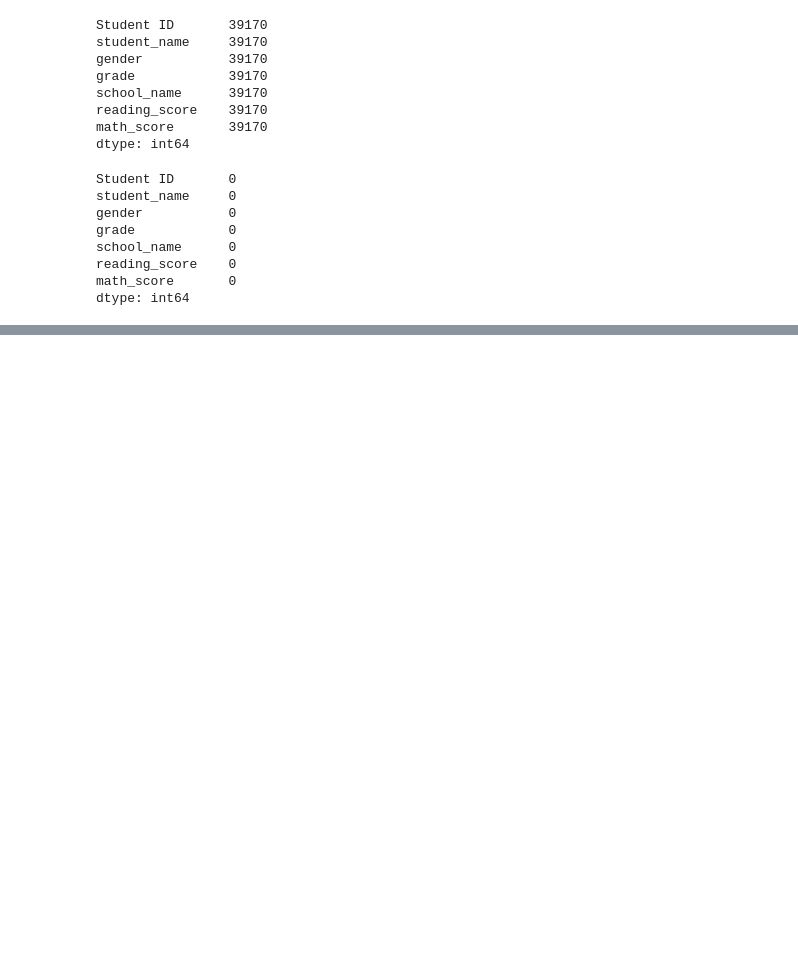
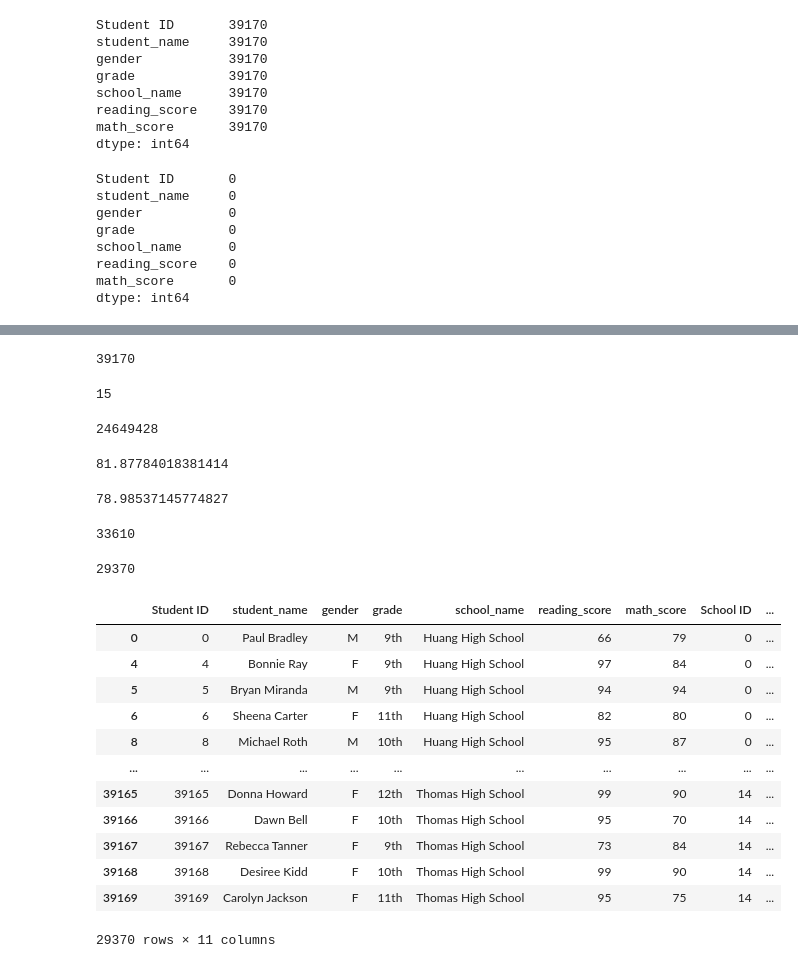
Before and after one commit to jj2773/School_District_Analysis, a Jupyter notebook: PyCitySchools.ipynb, the cells around one changed output, grey strips where cells are left out. Drawn from its saved outputs; the diff is of its cells as text; code cells hidden in the pictures; blank space fills up the shorter version.

```diff
--- a/PyCitySchools.ipynb
+++ b/PyCitySchools.ipynb
@@ -103,6 +103,8 @@ dtype: int64
 # Add each prefix and suffix to remove to a list.
 prefixes_suffixes = ["Dr. ", "Mr. ","Ms. ", "Mrs. ", "Miss ", " MD", " DDS", " DVM", " PhD"]
 # %%
+# create a cleaned data frame for student data
 # Iterate through the words in the "prefixes_suffixes" list and replace them with an empty space, "".
+student_data_clean_df=student_data_df #used only to initialize the dataframe
 for word in prefixes_suffixes:
-    student_data_df["student_name"] = student_data_df["student_name"].str.replace(word,"")
+    student_data_clean_df["student_name"] = student_data_df["student_name"].str.replace(word,"")
@@ -108,0 +124,4 @@ for word in prefixes_suffixes:
+# %%
+# Now lets merge (like SQL join) on school names between our new student_data_clean_df and school_data_df
+school_data_complete_df=pd.merge(student_data_clean_df, school_data_df, on=["school_name","school_name"])
+school_data_complete_df.head()
@@ -108,0 +150,60 @@ for word in prefixes_suffixes:
+# %%
+# Our school_data_complete_df doesn't have duplicate students so we can count the student_name col to get total students
+student_count=school_data_complete_df["student_name"].count()
+student_count
+# %% [output]
+39170
+# %%
+# calculate the number of schools from our complete df using unique method
+school_count=len(school_data_complete_df["school_name"].unique())
+school_count
+# %% [output]
+15
+# %%
+#determine the total budget
+total_budget = school_data_df["budget"].sum()
+total_budget
+# %% [output]
+24649428
+# %%
+# Get the average reading score
+average_reading_score=school_data_complete_df["reading_score"].mean()
+average_reading_score
+# %% [output]
+81.87784018381414
+# %%
+# Get the average math score
+average_math_score=school_data_complete_df["math_score"].mean()
+average_math_score
+# %% [output]
+78.98537145774827
+# %%
+# now determine the pass reading scores
+passing_reading=school_data_complete_df["reading_score"]>=70
+passing_reading.sum()
+# %% [output]
+33610
+# %%
+# now determine the pass math scores
+passing_math=school_data_complete_df["math_score"]>=70
+passing_math.sum()
+# %% [output]
+29370
+# %%
+# now lets get the entire dataframe for students passing math
+students_passing_math_df=school_data_complete_df[school_data_complete_df["math_score"]>=70]
+students_passing_math_df
+# %% [output]
+|  | Student ID | student_name | gender | grade | school_name | reading_score | math_score | School ID | ... |
+| 0 | 0 | Paul Bradley | M | 9th | Huang High School | 66 | 79 | 0 | ... |
+| 4 | 4 | Bonnie Ray | F | 9th | Huang High School | 97 | 84 | 0 | ... |
+| 5 | 5 | Bryan Miranda | M | 9th | Huang High School | 94 | 94 | 0 | ... |
+| 6 | 6 | Sheena Carter | F | 11th | Huang High School | 82 | 80 | 0 | ... |
+| 8 | 8 | Michael Roth | M | 10th | Huang High School | 95 | 87 | 0 | ... |
+| ... | ... | ... | ... | ... | ... | ... | ... | ... | ... |
+| 39165 | 39165 | Donna Howard | F | 12th | Thomas High School | 99 | 90 | 14 | ... |
+| 39166 | 39166 | Dawn Bell | F | 10th | Thomas High School | 95 | 70 | 14 | ... |
+| 39167 | 39167 | Rebecca Tanner | F | 9th | Thomas High School | 73 | 84 | 14 | ... |
+| 39168 | 39168 | Desiree Kidd | F | 10th | Thomas High School | 99 | 90 | 14 | ... |
+| 39169 | 39169 | Carolyn Jackson | F | 11th | Thomas High School | 95 | 75 | 14 | ... |
+29370 rows × 11 columns
```
Also changed, not shown: parts of 14 cells of this notebook, 3 other files.
